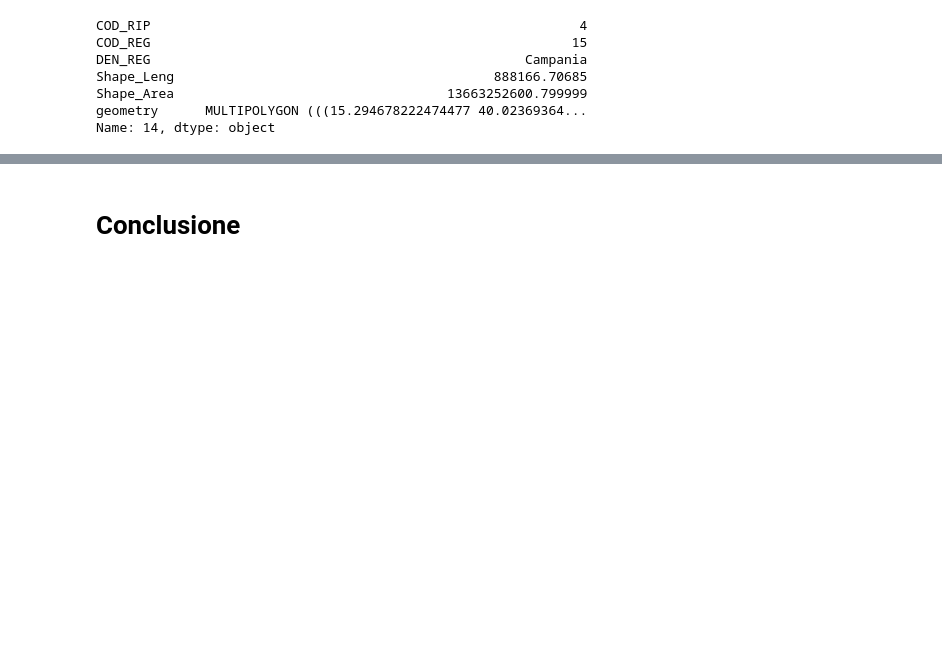
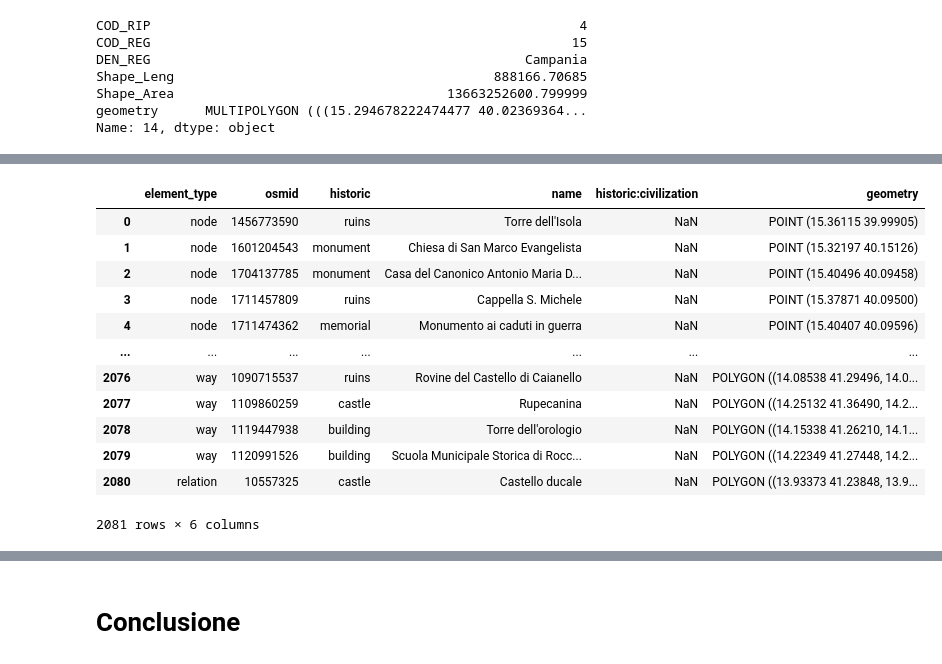
Before and after one commit to MaxDragonheart/PyGIS-Blog, a Jupyter notebook: notebooks/2023/08/21/template.ipynb, the cells around one changed output, grey strips where cells are left out. Saved outputs shown, nothing was run; the diff lists cells and outputs as text; code cells hidden in the pictures; blank space fills up the shorter version.

```diff
--- a/notebooks/2023/08/21/template.ipynb
+++ b/notebooks/2023/08/21/template.ipynb
@@ -325,0 +341,21 @@ campania_data
+# %%
+campania_data = campania_data[['historic', 'name', 'historic:civilization', 'geometry']]
+campania_data = campania_data[~campania_data['historic'].isin(excluded_keys)]
+campania_data = campania_data[campania_data['name'].notna()]
+campania_data.reset_index(inplace=True)
+
+campania_data
+# %% [output]
+|  | element_type | osmid | historic | name | historic:civilization | geometry |
+| 0 | node | 1456773590 | ruins | Torre dell'Isola | NaN | POINT (15.36115 39.99905) |
+| 1 | node | 1601204543 | monument | Chiesa di San Marco Evangelista | NaN | POINT (15.32197 40.15126) |
+| 2 | node | 1704137785 | monument | Casa del Canonico Antonio Maria D... | NaN | POINT (15.40496 40.09458) |
+| 3 | node | 1711457809 | ruins | Cappella S. Michele | NaN | POINT (15.37871 40.09500) |
+| 4 | node | 1711474362 | memorial | Monumento ai caduti in guerra | NaN | POINT (15.40407 40.09596) |
+| ... | ... | ... | ... | ... | ... | ... |
+| 2076 | way | 1090715537 | ruins | Rovine del Castello di Caianello | NaN | POLYGON ((14.08538 41.29496, 14.0... |
+| 2077 | way | 1109860259 | castle | Rupecanina | NaN | POLYGON ((14.25132 41.36490, 14.2... |
+| 2078 | way | 1119447938 | building | Torre dell'orologio | NaN | POLYGON ((14.15338 41.26210, 14.1... |
+| 2079 | way | 1120991526 | building | Scuola Municipale Storica di Rocc... | NaN | POLYGON ((14.22349 41.27448, 14.2... |
+| 2080 | relation | 10557325 | castle | Castello ducale | NaN | POLYGON ((13.93373 41.23848, 13.9... |
+2081 rows × 6 columns
```
Also changed, not shown: parts of 4 cells of this notebook, 15 other files.
